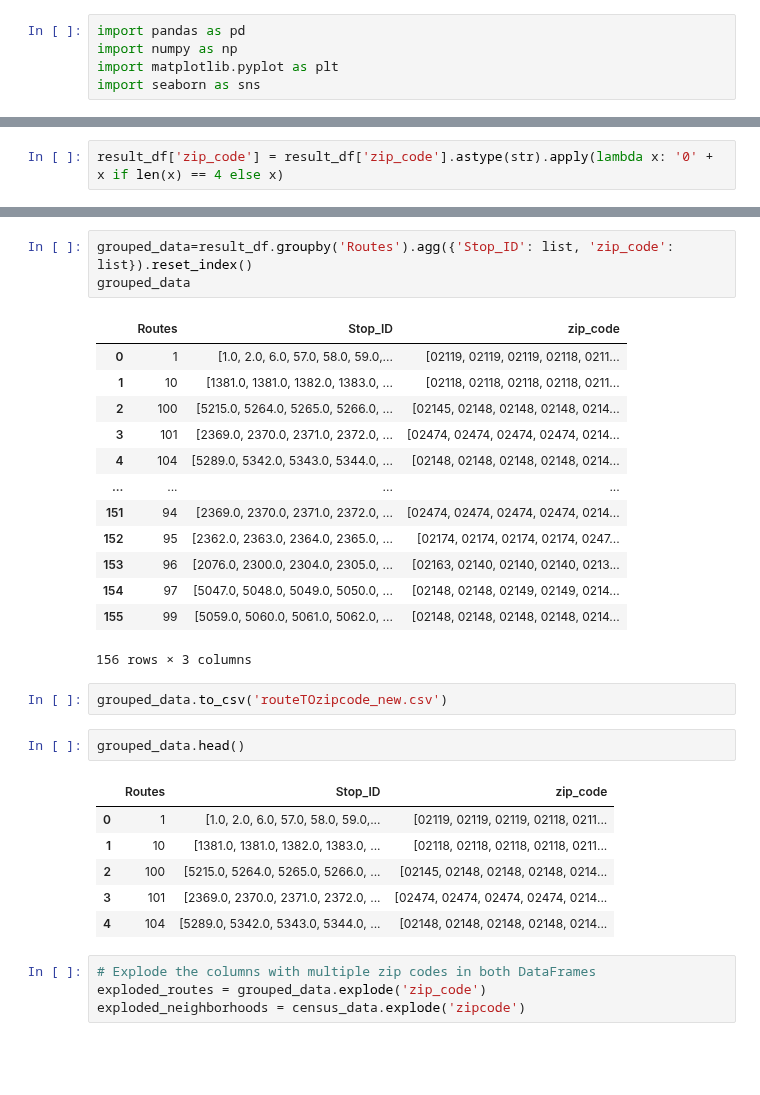
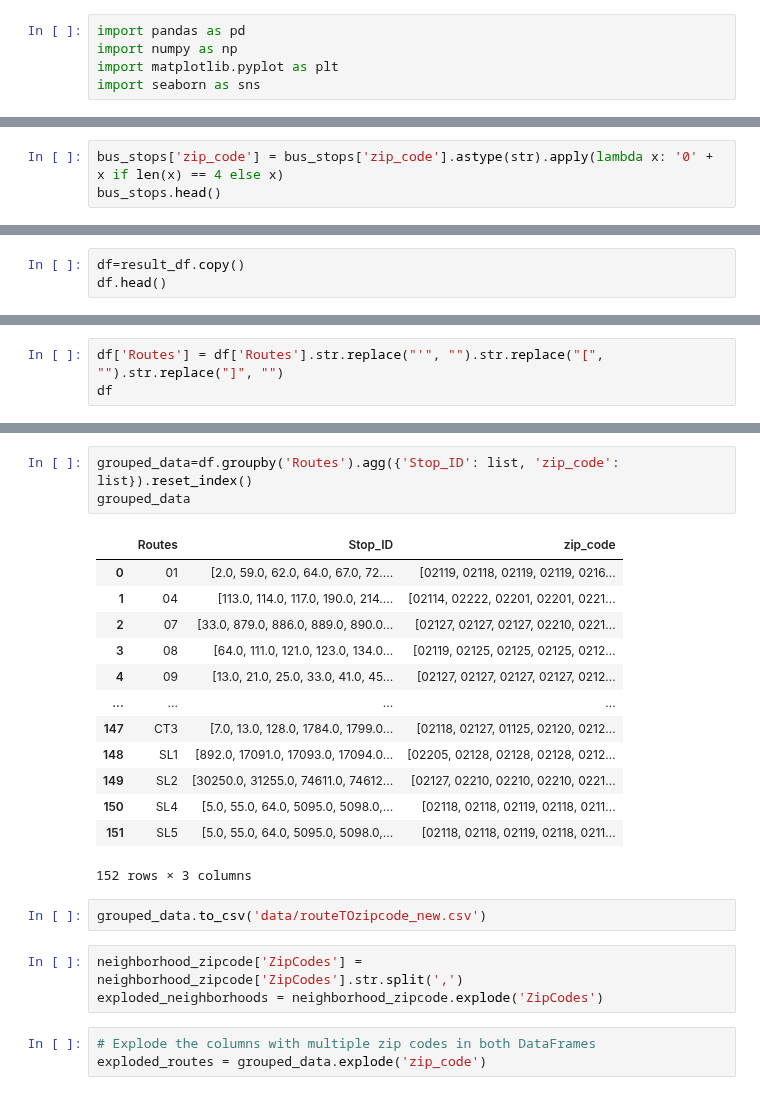
Before and after one commit to BU-Spark/ds-boston-transit-performance, a Jupyter notebook: fa23-team-c/MergingNeighbourhoodstoRoutes.ipynb, the cells around one changed output, grey strips where cells are left out. Saved outputs shown, nothing was run; the diff lists cells and outputs as text; blank space fills up the shorter version.

```diff
--- a/fa23-team-c/MergingNeighbourhoodstoRoutes.ipynb
+++ b/fa23-team-c/MergingNeighbourhoodstoRoutes.ipynb
@@ -28,0 +35,3 @@ bus_stops.shape
+# %%
+bus_stops['zip_code'] = bus_stops['zip_code'].astype(str).apply(lambda x: '0' + x if len(x) == 4 else x)
+bus_stops.head()
@@ -42,5 +56,3 @@ AttributeError: 'DataFrame' object has no attribute 'append'
-# %%
-result_df['zip_code'] = result_df['zip_code'].astype(str).apply(lambda x: '0' + x if len(x) == 4 else x)
 # %%
 result_df.head()
 # %% [output]
@@ -52,0 +65,3 @@ result_df.head()
+# %%
+df=result_df.copy()
+df.head()
@@ -52,0 +75,3 @@ result_df.head()
+# %%
+df['Routes'] = df['Routes'].str.replace("'", "").str.replace("[", "").str.replace("]", "")
+df
@@ -53,35 +92,28 @@ result_df.head()
 # %%
-grouped_data=result_df.groupby('Routes').agg({'Stop_ID': list, 'zip_code': list}).reset_index()
+grouped_data=df.groupby('Routes').agg({'Stop_ID': list, 'zip_code': list}).reset_index()
 grouped_data
 # %% [output]
 |  | Routes | Stop_ID | zip_code |
-| 0 | 1 | [1.0, 2.0, 6.0, 57.0, 58.0, 59.0,... | [02119, 02119, 02119, 02118, 0211... |
-| 1 | 10 | [1381.0, 1381.0, 1382.0, 1383.0, ... | [02118, 02118, 02118, 02118, 0211... |
-| 2 | 100 | [5215.0, 5264.0, 5265.0, 5266.0, ... | [02145, 02148, 02148, 02148, 0214... |
-| 3 | 101 | [2369.0, 2370.0, 2371.0, 2372.0, ... | [02474, 02474, 02474, 02474, 0214... |
-| 4 | 104 | [5289.0, 5342.0, 5343.0, 5344.0, ... | [02148, 02148, 02148, 02148, 0214... |
+| 0 | 01 | [2.0, 59.0, 62.0, 64.0, 67.0, 72.... | [02119, 02118, 02119, 02119, 0216... |
+| 1 | 04 | [113.0, 114.0, 117.0, 190.0, 214.... | [02114, 02222, 02201, 02201, 0221... |
+| 2 | 07 | [33.0, 879.0, 886.0, 889.0, 890.0... | [02127, 02127, 02127, 02210, 0221... |
+| 3 | 08 | [64.0, 111.0, 121.0, 123.0, 134.0... | [02119, 02125, 02125, 02125, 0212... |
+| 4 | 09 | [13.0, 21.0, 25.0, 33.0, 41.0, 45... | [02127, 02127, 02127, 02127, 0212... |
 | ... | ... | ... | ... |
-| 151 | 94 | [2369.0, 2370.0, 2371.0, 2372.0, ... | [02474, 02474, 02474, 02474, 0214... |
-| 152 | 95 | [2362.0, 2363.0, 2364.0, 2365.0, ... | [02174, 02174, 02174, 02174, 0247... |
-| 153 | 96 | [2076.0, 2300.0, 2304.0, 2305.0, ... | [02163, 02140, 02140, 02140, 0213... |
-| 154 | 97 | [5047.0, 5048.0, 5049.0, 5050.0, ... | [02148, 02148, 02149, 02149, 0214... |
-| 155 | 99 | [5059.0, 5060.0, 5061.0, 5062.0, ... | [02148, 02148, 02148, 02148, 0214... |
+| 147 | CT3 | [7.0, 13.0, 128.0, 1784.0, 1799.0... | [02118, 02127, 01125, 02120, 0212... |
+| 148 | SL1 | [892.0, 17091.0, 17093.0, 17094.0... | [02205, 02128, 02128, 02128, 0212... |
+| 149 | SL2 | [30250.0, 31255.0, 74611.0, 74612... | [02127, 02210, 02210, 02210, 0221... |
+| 150 | SL4 | [5.0, 55.0, 64.0, 5095.0, 5098.0,... | [02118, 02118, 02119, 02118, 0211... |
+| 151 | SL5 | [5.0, 55.0, 64.0, 5095.0, 5098.0,... | [02118, 02118, 02119, 02118, 0211... |
-156 rows × 3 columns
+152 rows × 3 columns
 # %%
-grouped_data.to_csv('routeTOzipcode_new.csv')
+grouped_data.to_csv('data/routeTOzipcode_new.csv')
-# %%
-grouped_data.head()
-# %% [output]
-|  | Routes | Stop_ID | zip_code |
-| 0 | 1 | [1.0, 2.0, 6.0, 57.0, 58.0, 59.0,... | [02119, 02119, 02119, 02118, 0211... |
-| 1 | 10 | [1381.0, 1381.0, 1382.0, 1383.0, ... | [02118, 02118, 02118, 02118, 0211... |
-| 2 | 100 | [5215.0, 5264.0, 5265.0, 5266.0, ... | [02145, 02148, 02148, 02148, 0214... |
-| 3 | 101 | [2369.0, 2370.0, 2371.0, 2372.0, ... | [02474, 02474, 02474, 02474, 0214... |
-| 4 | 104 | [5289.0, 5342.0, 5343.0, 5344.0, ... | [02148, 02148, 02148, 02148, 0214... |
+# %%
+neighborhood_zipcode['ZipCodes'] = neighborhood_zipcode['ZipCodes'].str.split(',')
+exploded_neighborhoods = neighborhood_zipcode.explode('ZipCodes')
 # %%
 # Explode the columns with multiple zip codes in both DataFrames
 exploded_routes = grouped_data.explode('zip_code')
-exploded_neighborhoods = census_data.explode('zipcode')
 # %%
 exploded_routes.head()
 # %% [output]
```
Also changed, not shown: parts of 27 cells of this notebook.
